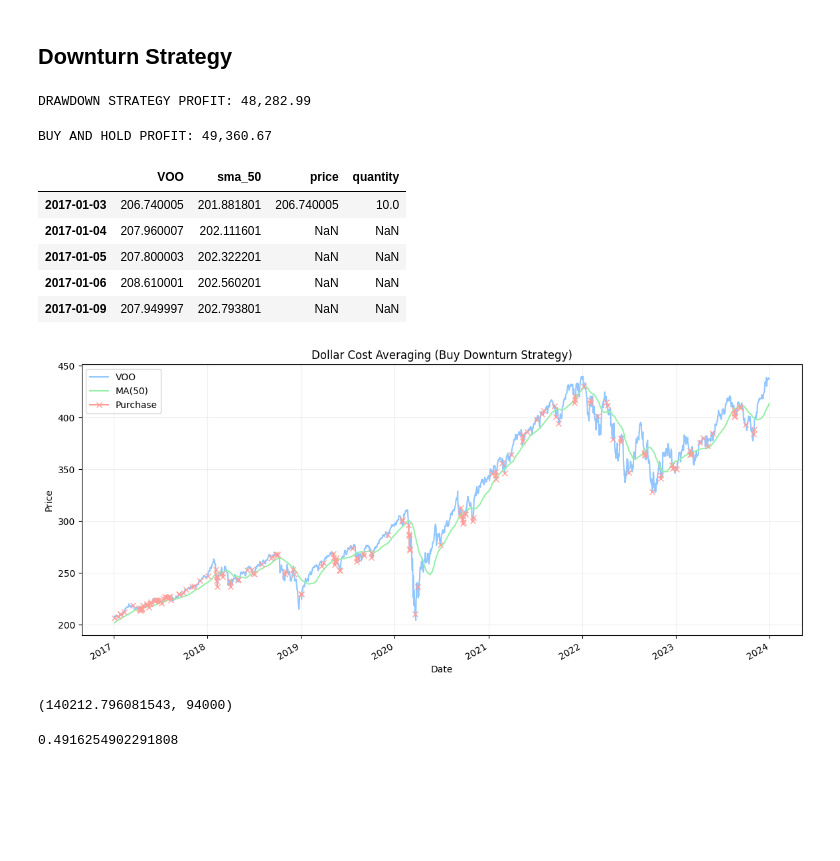
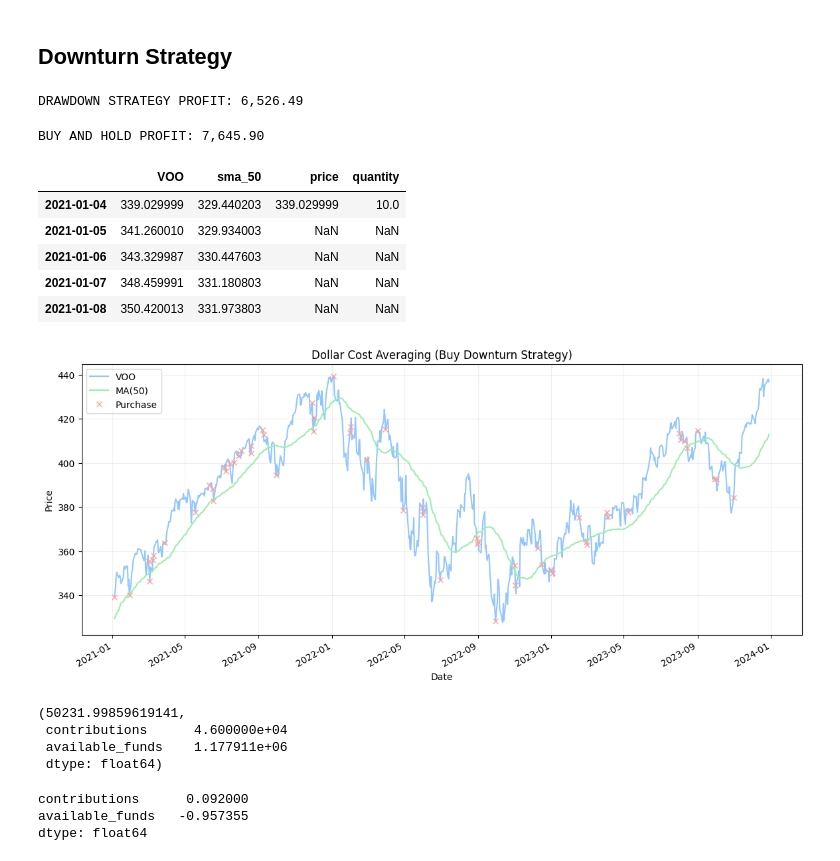
Before and after one commit to Johnnyboycurtis/stock-market-analysis, a Jupyter notebook: experiments-backtesting-dev.ipynb, the cells around one changed output. Drawn from its saved outputs; the diff is of its cells as text; code cells hidden in the pictures; blank space fills up the shorter version.

```diff
--- a/experiments-backtesting-dev.ipynb
+++ b/experiments-backtesting-dev.ipynb
@@ -40,7 +40,7 @@ else:
 
 voo_df['sma_50'] = voo_df['VOO'].rolling(50).mean()
 # %%
-voo_df = voo_df.loc[(pd.Timestamp(2017, 1, 1) <= voo_df['Date'])]
+voo_df = voo_df.loc[(pd.Timestamp(2021, 1, 1) <= voo_df['Date'])]
 # %% [markdown]
 ## Basic Buy and Hold Strategy
 
@@ -131,11 +145,11 @@ newholdings = drawdown.holdings.to_pandas()
 profit_drawdown = newholdings['quantity']*(drawdown.end_price - newholdings['price'])
 print("DRAWDOWN STRATEGY PROFIT: {:,.2f}".format(profit_drawdown.sum()))
 # %% [output]
-DRAWDOWN STRATEGY PROFIT: 48,282.99
+DRAWDOWN STRATEGY PROFIT: 6,526.49
 # %%
 print("BUY AND HOLD PROFIT: {:,.2f}".format(profit_buyandhold.sum()))
 # %% [output]
-BUY AND HOLD PROFIT: 49,360.67
+BUY AND HOLD PROFIT: 7,645.90
 # %%
 ts_voo = voo_df.set_index('Date')
 # %%
@@ -146,31 +160,36 @@ ts_voo = pd.concat([ts_voo, ts_holdings_2[['price', 'quantity']]], axis=1)
 ts_voo.head()
 # %% [output]
 |  | VOO | sma_50 | price | quantity |
-| 2017-01-03 | 206.740005 | 201.881801 | 206.740005 | 10.0 |
-| 2017-01-04 | 207.960007 | 202.111601 | NaN | NaN |
-| 2017-01-05 | 207.800003 | 202.322201 | NaN | NaN |
-| 2017-01-06 | 208.610001 | 202.560201 | NaN | NaN |
-| 2017-01-09 | 207.949997 | 202.793801 | NaN | NaN |
+| 2021-01-04 | 339.029999 | 329.440203 | 339.029999 | 10.0 |
+| 2021-01-05 | 341.260010 | 329.934003 | NaN | NaN |
+| 2021-01-06 | 343.329987 | 330.447603 | NaN | NaN |
+| 2021-01-07 | 348.459991 | 331.180803 | NaN | NaN |
+| 2021-01-08 | 350.420013 | 331.973803 | NaN | NaN |
 # %%
 fig, ax = plt.subplots(figsize = (14, 6))
 ts_voo['VOO'].plot(ax=ax, label='VOO')
 ts_voo['sma_50'].plot(ax=ax, label='MA(50)')
-ts_voo['price'].plot(marker='x', ax=ax, label='Purchase', markersize=6)
+ts_voo['price'].plot(marker='x', ax=ax, label='Purchase', markersize=6, linestyle='')
 ax.legend()
 ax.set_title("Dollar Cost Averaging (Buy Downturn Strategy)")
 ax.set_ylabel("Price")
 ax.set_xlabel("Date")
 ax.grid(alpha=0.2)
 # %% [output]
-[figure, old version]
+[figure, new version]
 # %%
 drawdown.end_price*newholdings['quantity'].sum() , drawdown.contributions.sum()
 # %% [output]
-(140212.796081543, 94000)
+(50231.99859619141,
+ contributions      4.600000e+04
+ available_funds    1.177911e+06
+ dtype: float64)
 # %%
 drawdown.end_price*newholdings['quantity'].sum() / drawdown.contributions.sum() - 1
 # %% [output]
-0.4916254902291808
+contributions      0.092000
+available_funds   -0.957355
+dtype: float64
 # %%
 fig = go.Figure(
     layout=dict(
```
Also changed, not shown: parts of 9 cells of this notebook.
